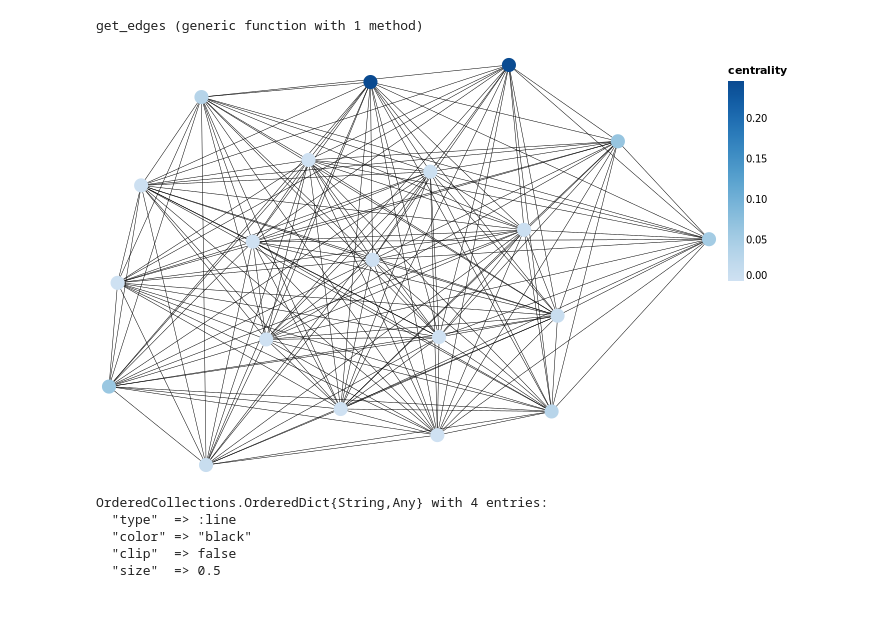
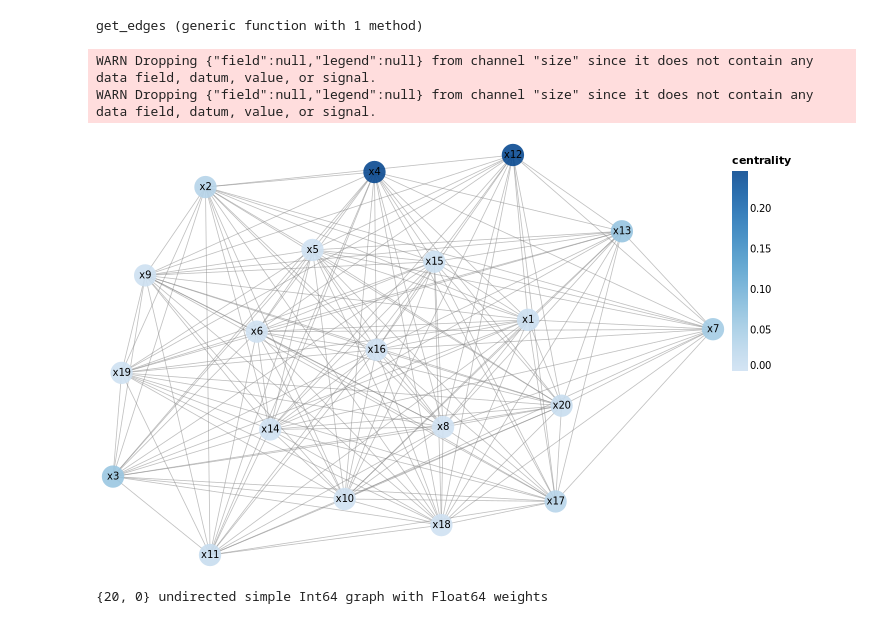
Before and after one commit to JuliaGraphs/VegaGraphs.jl, a Jupyter notebook: sandbox/Graph_Plots.ipynb, the cells around one changed output. Drawn from its saved outputs; the diff is of its cells as text; code cells hidden in the pictures.

Commit message:
Created functions graphplot, vl_graph_plot and the graph generators

```diff
--- a/sandbox/Graph_Plots.ipynb
+++ b/sandbox/Graph_Plots.ipynb
@@ -17,7 +15,7 @@ function gen_graph(df)
     ew = Int[]
     pairings = []
     for i in 1:ncol(df), j in i+1:ncol(df) # iterate over all combinations of columns
-        w = dot(df[!, i], df[!, j])        # calculate how many times (i,j) occurs
+        w = dot(df[:, i], df[:, j])        # calculate how many times (i,j) occurs
         if w > 0
             push!(ew, w)
             add_edge!(g, i, j, w)
@@ -52,7 +50,7 @@ function get_edges(g,node_x,node_y)
         end
         push!(edges_pairs,[edges_p1[i],edges_p2[i]])
     end
-    graph_edges = DataFrame(edges_x = node_x[edges_node], edges_y = node_y[edges_node],
+    graph_edges = DataFrames.DataFrame(edges_x = node_x[edges_node], edges_y = node_y[edges_node],
                        pairs = edges_pairs, ew = edges_w, node = edges_node)
     return graph_edges
 end
@@ -62,49 +60,47 @@ get_edges (generic function with 1 method)
 g,ew = gen_graph(df)
 node_x, node_y = GraphPlot.spring_layout(g);
 graph_edges = get_edges(g,node_x,node_y);
-graph_edges[:ew] = graph_edges[:ew]/10;
+# graph_edges[:ew] = graph_edges[:ew]/10;
 graph_nodes = DataFrame(keywords = names(df),node_x=node_x, node_y=node_y,centrality=betweenness_centrality(g));
 # %%
 v1 =@vlplot(
-    mark={"type"=:circle,clip=false,opacity=1},
     data = graph_nodes,
-    x={"node_x:q",axis=nothing},
-    y={"node_y:q",axis=nothing},
-    size={value=200,legend=nothing},
-    color={"centrality:q", scale={scheme="blues"}},
-    tooltip=[{field="keywords","type"="nominal"}],
-    width=600,
-    height=400,
-    selection={
-        grid={
-                type=:interval,
-                bind=:scales,
-            }
-    }
+    layer=[
+    {
+        mark={"type"=:circle,clip=false,opacity=0.9,size=500,color="#9ecae9"},
+        x={"node_x:q",axis=nothing},
+        y={"node_y:q",axis=nothing},
+        size={field=nothing,legend=nothing},
+        color={"centrality:q", scale={scheme="blues"}},
+        tooltip=[{field="keywords","type"="nominal"}],
+        selection={
+            grid={
+                    type=:interval,
+                    bind=:scales,
+                }
+        }},
+    {
+        mark={"type"=:text,clip=false,opacity=1,size=10},
+        x={"node_x:q",axis=nothing},
+        y={"node_y:q",axis=nothing},
+        text={"keywords","type"="nominal"}
+    }]
 )
 
 v2 =@vlplot(
-    mark={"type"=:line,color="black",clip=false,size=0.5},
+    mark={"type"=:line,color="gray",clip=false,size=0.8,opacity=0.5},
     data = graph_edges,
     encoding={
     x={"edges_x:q",axis=nothing},
     y={"edges_y:q",axis=nothing},
 #     size={"ew:q",legend=nothing},
     detail={"pairs:o"}},
     width=600,
     height=400
 );
 
 graph_plot = @vlplot(view={stroke=nothing})+v2+v1
 # %% [output]
+WARN Dropping {"field":null,"legend":null} from channel "size" since it does not contain any data field, datum, value, or signal.
+WARN Dropping {"field":null,"legend":null} from channel "size" since it does not contain any data field, datum, value, or signal.
-[figure, old version]
+[figure, new version]
-# %%
-# @set graph_plot.layer[1]["mark"]["type"] = :trail
-vv = @vlplot() + v2
-vv.layer[1]["mark"]
-# %% [output]
-OrderedCollections.OrderedDict{String,Any} with 4 entries:
-  "type"  => :line
-  "color" => "black"
-  "clip"  => false
-  "size"  => 0.5
@@ -110,0 +113,4 @@ OrderedCollections.OrderedDict{String,Any} with 4 entries:
+# %%
+g = SimpleWeightedGraph(ncol(df))
+# %% [output]
+{20, 0} undirected simple Int64 graph with Float64 weights
```
Also changed, not shown: parts of 10 cells of this notebook, 6 other files.
